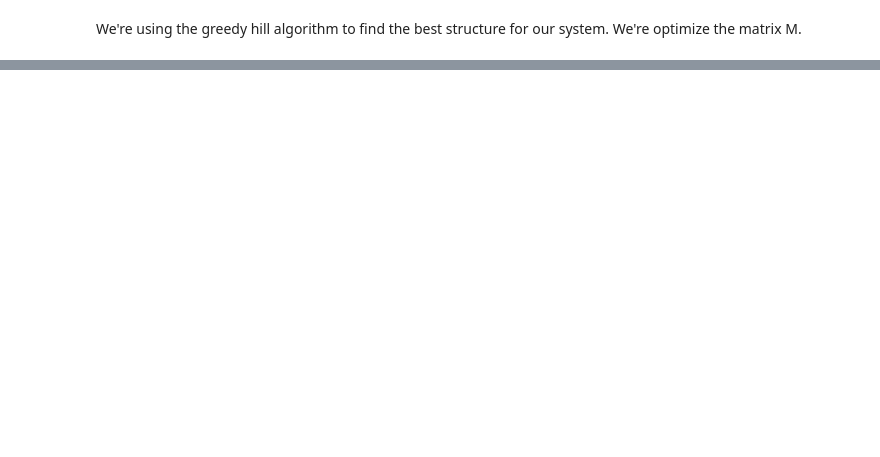
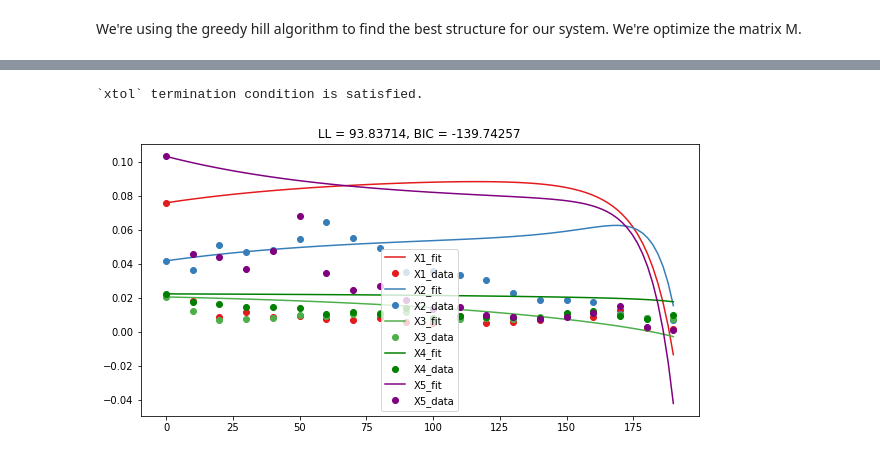
Before and after one commit to maud73/Gene_Regulatory_NW_id, a Jupyter notebook: main.ipynb, the cells around one changed output, grey strips where cells are left out. Saved outputs shown, nothing was run; the diff lists cells and outputs as text; code cells hidden in the pictures; blank space fills up the shorter version.

```diff
--- a/main.ipynb
+++ b/main.ipynb
@@ -180,0 +497,7 @@ def neighborhood(M):
+# %%
+M1 = np.array([[1,0,0,0,1], [0,1,0,0,1], [0,0,1,1,0],[0,0,1,1,0],[1,1,0,0,1]])
+theta_ML = fit_model(M1)
+plot_fit(M1,theta_ML)
+# %% [output]
+`xtol` termination condition is satisfied.
+[figure, added]
```
Also changed, not shown: parts of 38 cells of this notebook.
